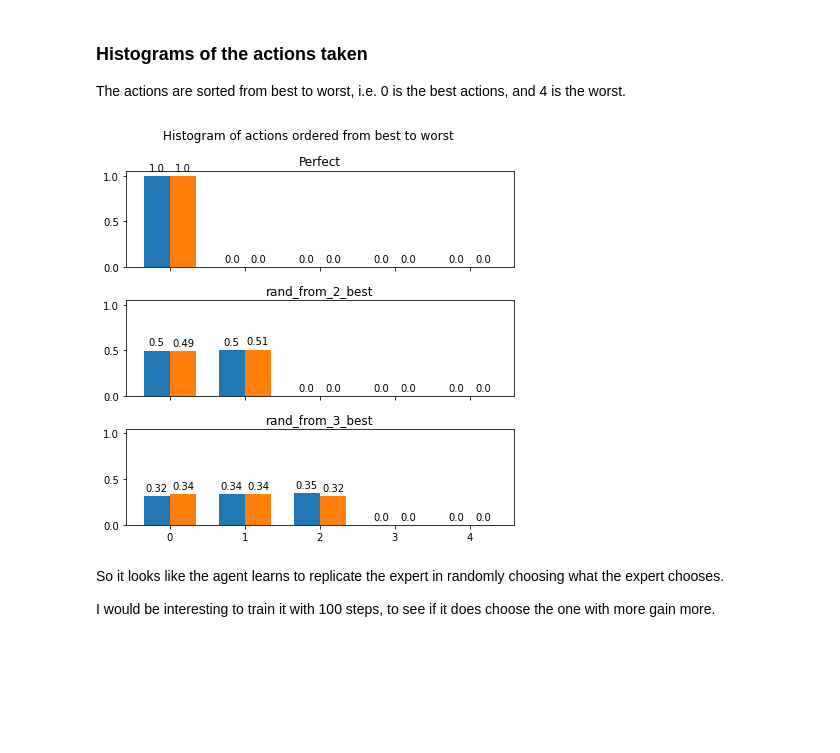
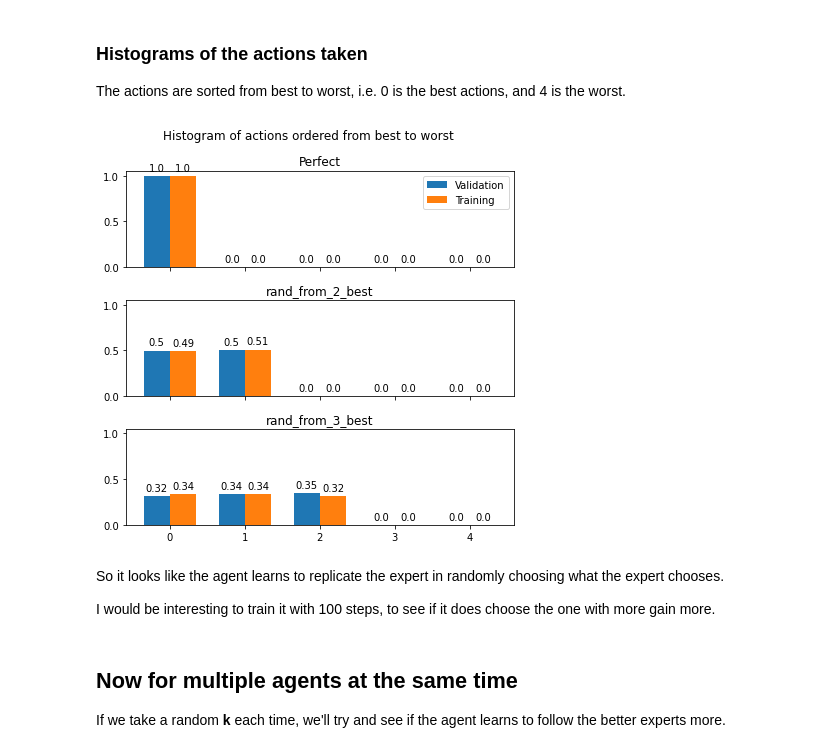
Before and after one commit to gthecht/mandril-project, a Jupyter notebook: mandril.ipynb, the cells around one changed output. Saved outputs shown, nothing was run; the diff lists cells and outputs as text; code cells hidden in the pictures; blank space fills up the shorter version.

```diff
--- a/mandril.ipynb
+++ b/mandril.ipynb
@@ -11,6 +11,12 @@ paths = {
     "rand_from_2_best": "banditk5n10/rand_from_2_best",
     "rand_from_3_best": "banditk5n10/rand_from_3_best",
 }
+
+paths = {
+    "perfect": "banditk5n10/perfect_meta-batch-size-50",
+    "rand_from_2_best": "banditk5n10/rand_from_2_best_meta-batch-size-50",
+    "rand_from_3_best": "banditk5n10/rand_from_3_best_meta-batch-size-50",
+}
 # %%
 perfect = ExpertTest(paths["perfect"])
 rand_from_2_best = ExpertTest(paths["rand_from_2_best"])
@@ -150,35 +156,39 @@ train1 = np.histogram(rand_from_2_best.train_sorted.reshape(-1).numpy(), bins=5,
 train2 = np.histogram(rand_from_3_best.train_sorted.reshape(-1).numpy(), bins=5, range=[0,5])
 
 width = 0.35
 
 N_valid = len(perfect.valid_sorted.reshape(-1))
 N_train = len(perfect.train_sorted.reshape(-1))
 
 fig, axs = plt.subplots(3,1, sharex=True, sharey=True, figsize=(6,6))
 r01 = axs[0].bar(np.arange(5) - width / 2, hist0[0] / N_valid, width, label="Validation")
 r02 = axs[0].bar(np.arange(5) + width / 2, train0[0] / N_train, width, label="Training")
 autolabel(r01, axs[0])
 autolabel(r02, axs[0])
 axs[0].set_title("Perfect")
+axs[0].legend()
 
 r11 = axs[1].bar(np.arange(5) - width / 2, hist1[0] / N_valid, width, label="Validation")
 r12 = axs[1].bar(np.arange(5) + width / 2, train1[0] / N_train, width, label="Training")
 autolabel(r11, axs[1])
 autolabel(r12, axs[1])
 axs[1].set_title("rand_from_2_best")
 
 r21 = axs[2].bar(np.arange(5) - width / 2, hist2[0] / N_valid, width, label="Validation")
 r22 = axs[2].bar(np.arange(5) + width / 2, train2[0] / N_train, width, label="Training")
 autolabel(r21, axs[2])
 autolabel(r22, axs[2])
 axs[2].set_title("rand_from_3_best")
 
 fig.suptitle("Histogram of actions ordered from best to worst")
 fig.tight_layout()
 plt.show()
 # %% [output]
-[figure, old version]
+[figure, new version]
 # %% [markdown]
 So it looks like the agent learns to replicate the expert in randomly choosing what the expert chooses.
 
 I would be interesting to train it with 100 steps, to see if it does choose the one with more gain more.
+# %% [markdown]
+## Now for multiple agents at the same time
+If we take a random **k** each time, we'll try and see if the agent learns to follow the better experts more.
```
Also changed, not shown: 7 other files.
